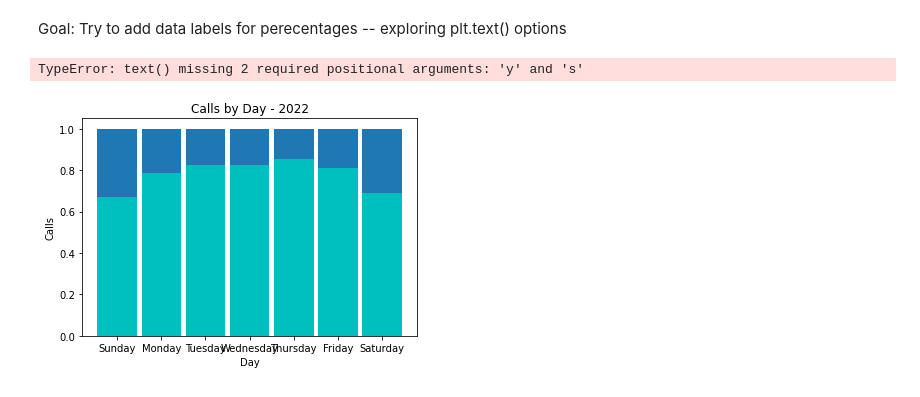
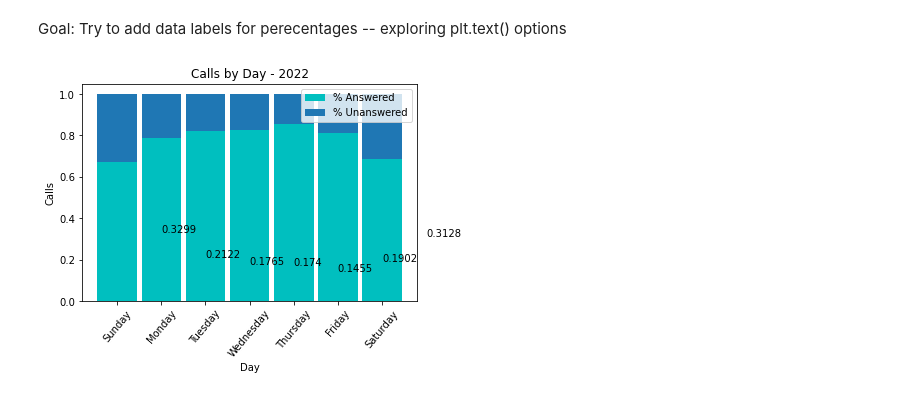
Before and after one commit to NSS-Data-Analytics-Cohort-6/fcs-crisis-sailing-the-seaborn, a Jupyter notebook: notebook/fcs_crisis_calls.ipynb, the cells around one changed output. Cells and saved outputs as stored; diff of their text form; code cells hidden in the pictures.

Commit message:
working on data labels on bar chart

```diff
--- a/notebook/fcs_crisis_calls.ipynb
+++ b/notebook/fcs_crisis_calls.ipynb
@@ -251,20 +251,23 @@ plt.show()
 # %% [markdown]
 Goal: Try to add data labels for perecentages -- exploring plt.text() options
 # %%
-#used percentages to help normalize the data
+w = 0.9
 
-w = 0.9
+import matplotlib.pyplot as plt
+
+def add_value_label(x_list,y_list):
+    for i in range(1, len(x_list)+1):
+        plt.text(i,y_list[i-1],y_list[i-1])
 
 
 plt.bar(day_dist_2022['Day'], day_dist_2022['% Answ'], w, color = 'c', label = '% Answered')
 plt.bar(day_dist_2022['Day'], day_dist_2022['% Unansw'], w, label = '% Unanswered', bottom= day_dist_2022['% Answ'])
+add_value_label(day_dist_2022['% Answ'],day_dist_2022['% Unansw'])
 plt.title("Calls by Day - 2022")
 plt.xlabel("Day")
 plt.ylabel("Calls")
-plt.text(
 plt.xticks(rotation=50)
 plt.legend()
 plt.show()
 # %% [output]
-TypeError: text() missing 2 required positional arguments: 'y' and 's'
-[figure, old version]
+[figure, new version]
```
